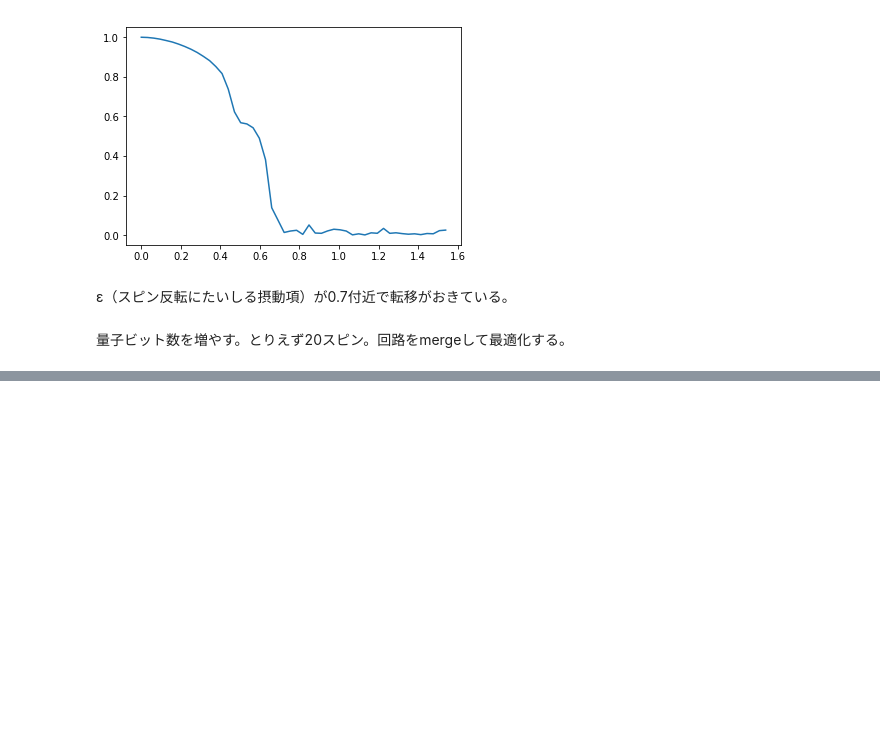
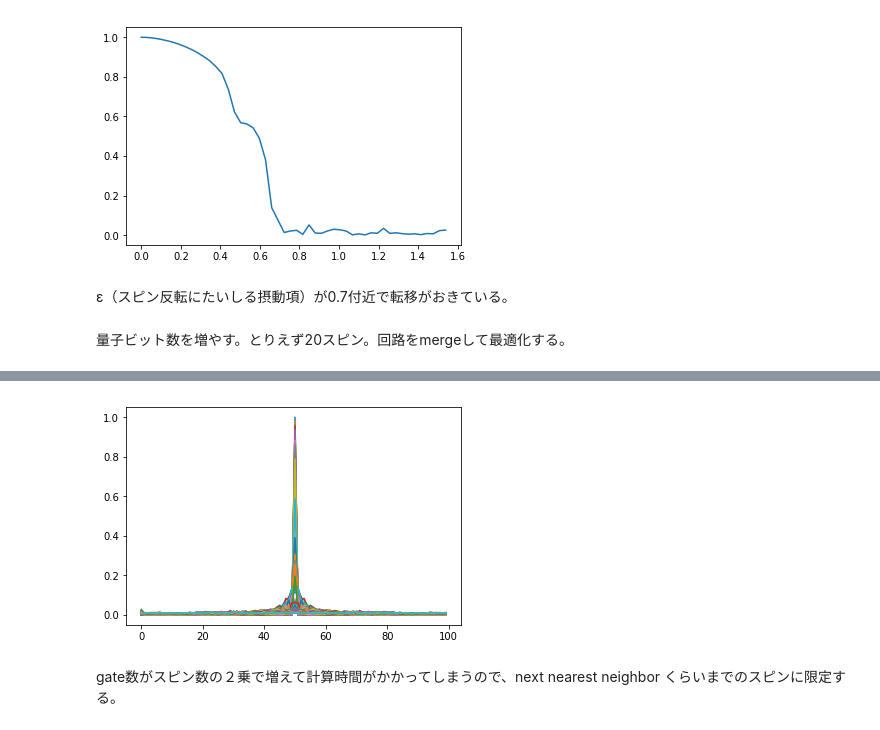
Before and after one commit to keisukefujii/DTC, a Jupyter notebook: DiscreteTimeCrystal_qulacs.ipynb, the cells around one changed output, grey strips where cells are left out. Cells and saved outputs as stored; diff of their text form; code cells hidden in the pictures; blank space fills up the shorter version.

```diff
--- a/DiscreteTimeCrystal_qulacs.ipynb
+++ b/DiscreteTimeCrystal_qulacs.ipynb
@@ -369,0 +373,8 @@ file3.close()
+# %%
+for i in range(50):
+    plt.plot(result_freq[i])
+plt.show()
+# %% [output]
+[figure, added]
+# %% [markdown]
+gate数がスピン数の２乗で増えて計算時間がかかってしまうので、next nearest neighbor くらいまでのスピンに限定する。
```
Also changed, not shown: parts of 3 cells of this notebook, 6 other files.
